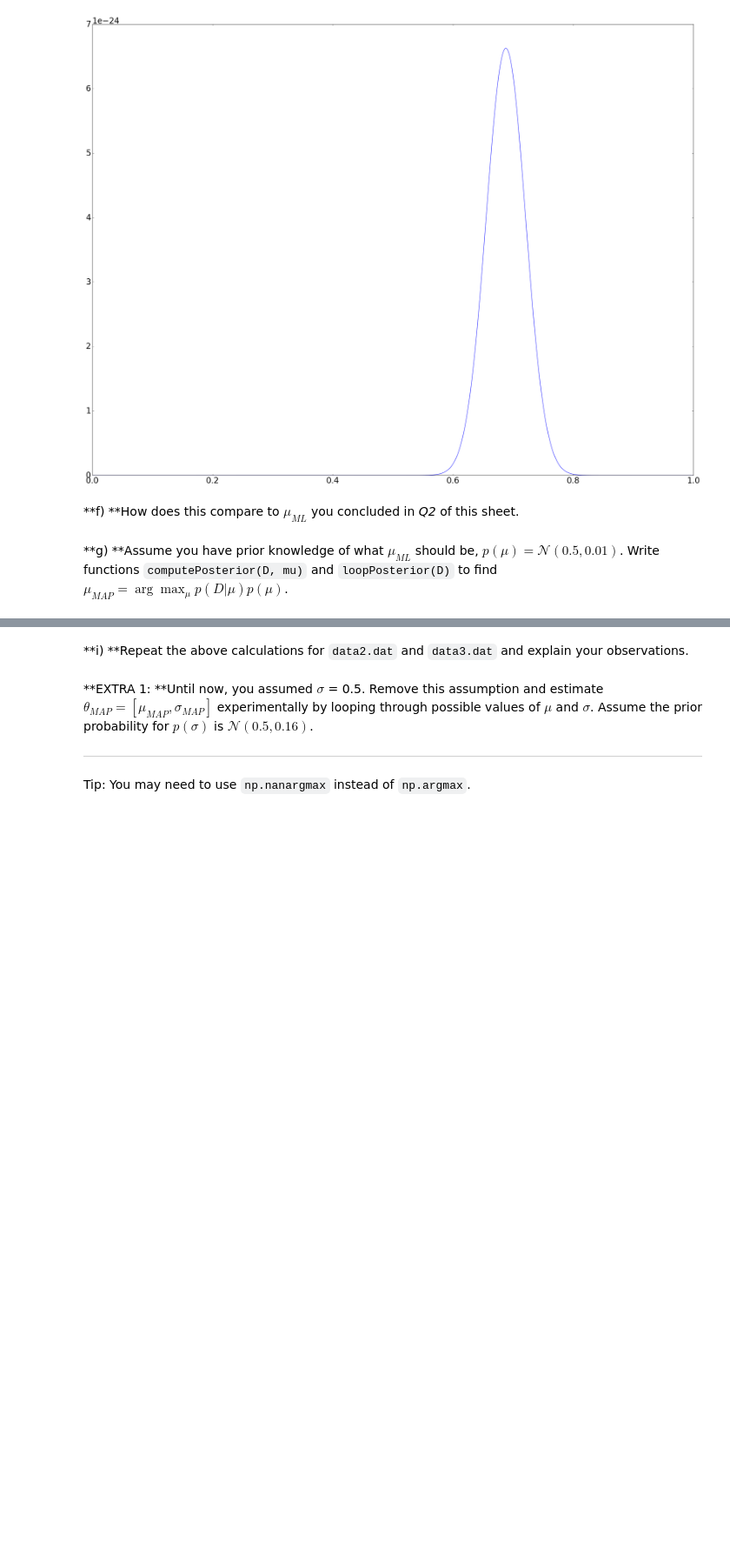
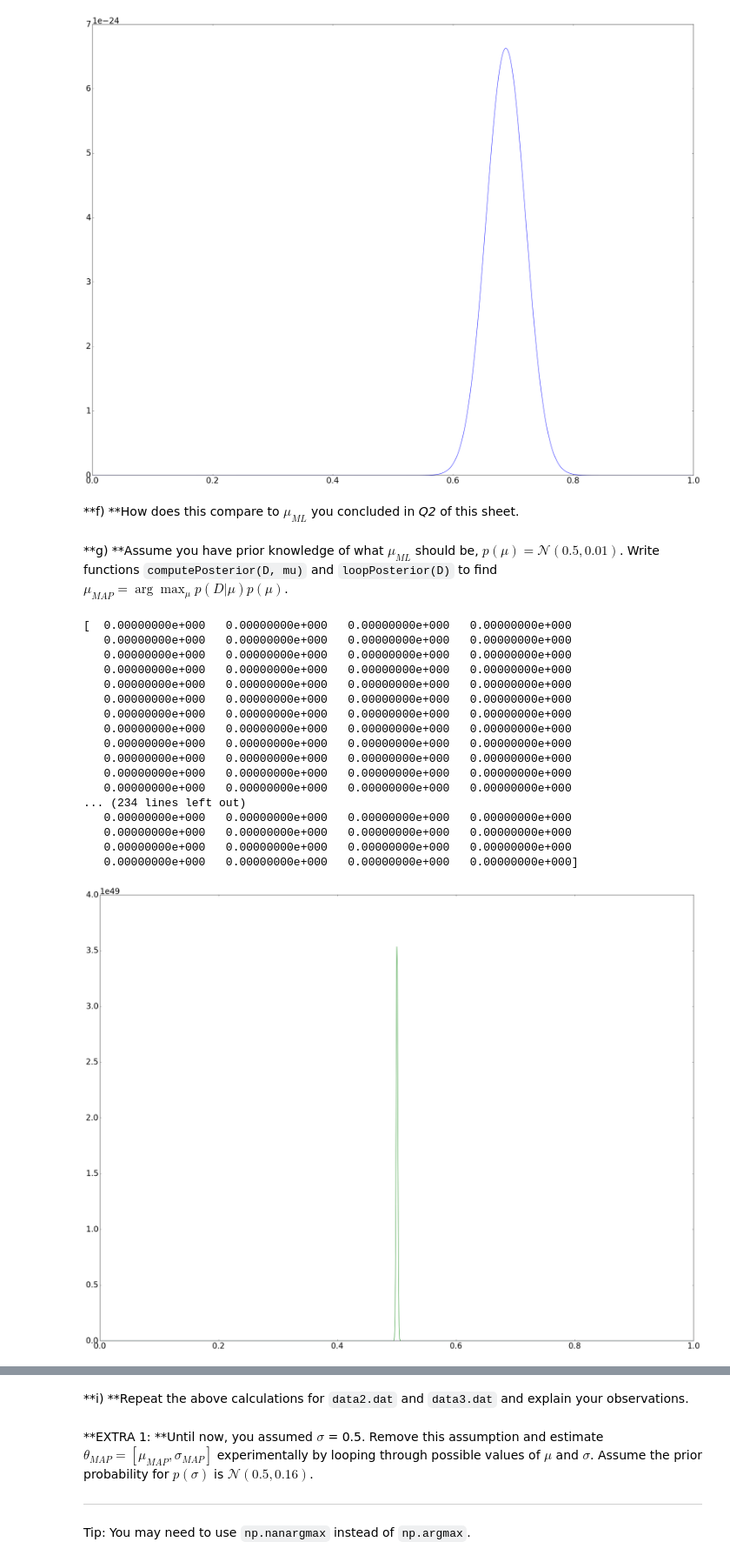
Before and after one commit to JoshVanL/SPS_LabWork, a Jupyter notebook: 4LAB/Lab4_Jupyter.ipynb, the cells around one changed output, grey strips where cells are left out. Shown at 87% size. Saved outputs shown, nothing was run; the diff lists cells and outputs as text; code cells hidden in the pictures; blank space fills up the shorter version.

```diff
--- a/4LAB/Lab4_Jupyter.ipynb
+++ b/4LAB/Lab4_Jupyter.ipynb
@@ -7,16 +1,3 @@ Tip: You will need to refer to the lecture slides and the help pages to complete
-# %%
-import numpy as np
-from scipy import stats
-from skimage import data, io, color, transform, exposure
-from pprint import pprint
-import matplotlib.pyplot as plt
-from mpl_toolkits.mplot3d import Axes3D
-
-%matplotlib inline
-# notebook
-import matplotlib.pylab as pylab
-pylab.rcParams['figure.figsize'] = (32.0, 24.0)
-pylab.rcParams['font.size'] = 24
 # %% [markdown]
 ## 1. Normal distribution ##
 You believe that your data follows a normal distribution. Assuming the standard deviation ($\sigma$) is 0.5, you wish to estimate the mean $\mu$ of the normal distribution representing your data.
@@ -83,7 +64,7 @@ p(D | \mu) = \prod_i \frac{2}{\sqrt{2 \pi}} e^{-2(d_i - \mu)^2}
 $$
 # %%
 def computeLikelihood(D, mu):
-    return np.prod(2*stats.norm.pdf(4*((D-mu))**2))
+    return np.prod((2/(2*math))
 # %% [markdown]
 **c) **Write a function `loopLikelihood(D)` that loops through possible values of
 $\mu \in \{0.00, 0.01, 0.02, ... , 1.00\}$, calls `computeLikelihood(D, mu)` for each value and stores an array of all likelihood values.
@@ -117,6 +98,42 @@ plt.plot(np.arange(0.0, 1.0, 0.001), muList)
 # %% [markdown]
 **g) **Assume you have prior knowledge of what $\mu_{ML}$ should be, $p(\mu) = \mathcal{N}(0.5,0.01)$. Write functions `computePosterior(D, mu)` and `loopPosterior(D)` to find
 $\mu_{MAP} = \arg \max_{\mu} p(D|\mu)p(\mu)$.
+# %%
+def computeProstieror(D, mu):
+    prior = stats.norm(0.5, 0.01).pdf(mu)
+    return np.prod(2*stats.norm.pdf(4*((D-mu))**2) * prior)
+
+
+def loopPosterior(D):
+    posList = np.array([computeProstieror(D, 0.0)])
+    for i in np.arange(0.001, 1.00, 0.001):
+        posList = np.concatenate((posList, [computeProstieror(D, i)]))
+    return posList
+
+muMAP = loopPosterior(data)
+print(muMAP)
+pl = plt.plot(np.arange(0.0, 1.0, 0.001), muList)
+pl2 = plt.plot(np.arange(0.0, 1.0, 0.001), muMAP)
+plt.show()
+# %% [output]
+[  0.00000000e+000   0.00000000e+000   0.00000000e+000   0.00000000e+000
+   0.00000000e+000   0.00000000e+000   0.00000000e+000   0.00000000e+000
+   0.00000000e+000   0.00000000e+000   0.00000000e+000   0.00000000e+000
+   0.00000000e+000   0.00000000e+000   0.00000000e+000   0.00000000e+000
+   0.00000000e+000   0.00000000e+000   0.00000000e+000   0.00000000e+000
+   0.00000000e+000   0.00000000e+000   0.00000000e+000   0.00000000e+000
+   0.00000000e+000   0.00000000e+000   0.00000000e+000   0.00000000e+000
+   0.00000000e+000   0.00000000e+000   0.00000000e+000   0.00000000e+000
+   0.00000000e+000   0.00000000e+000   0.00000000e+000   0.00000000e+000
+   0.00000000e+000   0.00000000e+000   0.00000000e+000   0.00000000e+000
+   0.00000000e+000   0.00000000e+000   0.00000000e+000   0.00000000e+000
+   0.00000000e+000   0.00000000e+000   0.00000000e+000   0.00000000e+000
+... (234 lines left out)
+   0.00000000e+000   0.00000000e+000   0.00000000e+000   0.00000000e+000
+   0.00000000e+000   0.00000000e+000   0.00000000e+000   0.00000000e+000
+   0.00000000e+000   0.00000000e+000   0.00000000e+000   0.00000000e+000
+   0.00000000e+000   0.00000000e+000   0.00000000e+000   0.00000000e+000]
+[figure, added]
 # %% [markdown]
 **h) **plot $\mu$ against both $p(D|\mu)$ and $p(D|\mu)p(\mu)$ similar to the graph below.
 ![MLE](mle.png)
```
Also changed, not shown: parts of 1 cell of this notebook, 1 other file.
